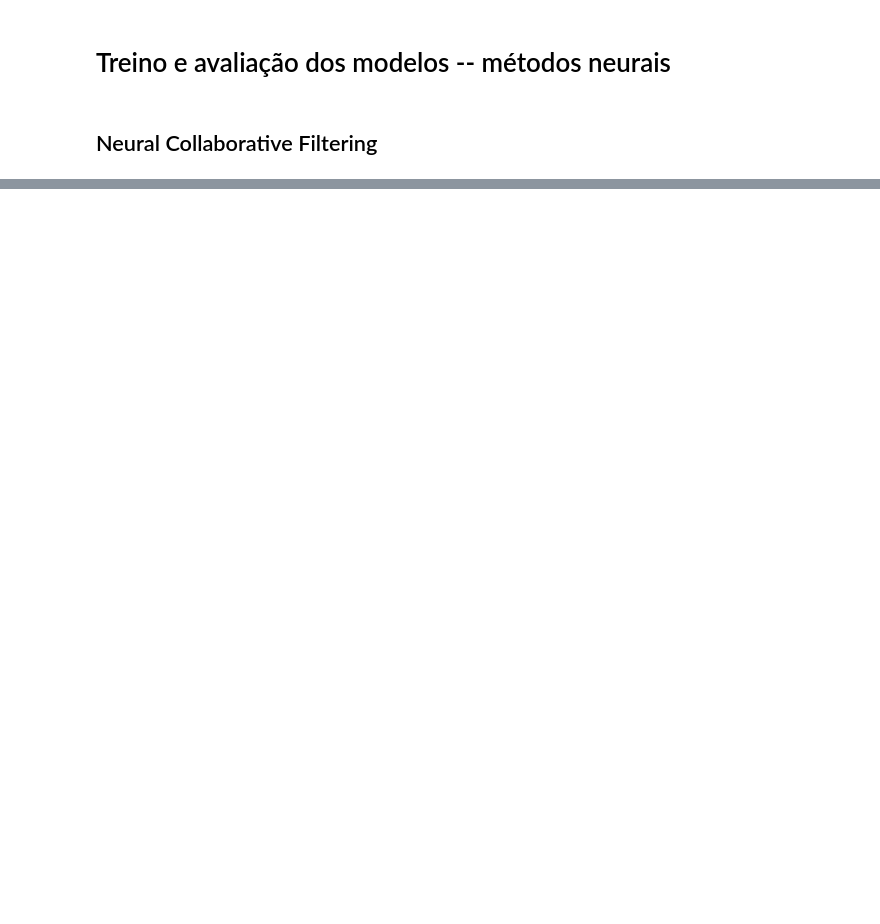
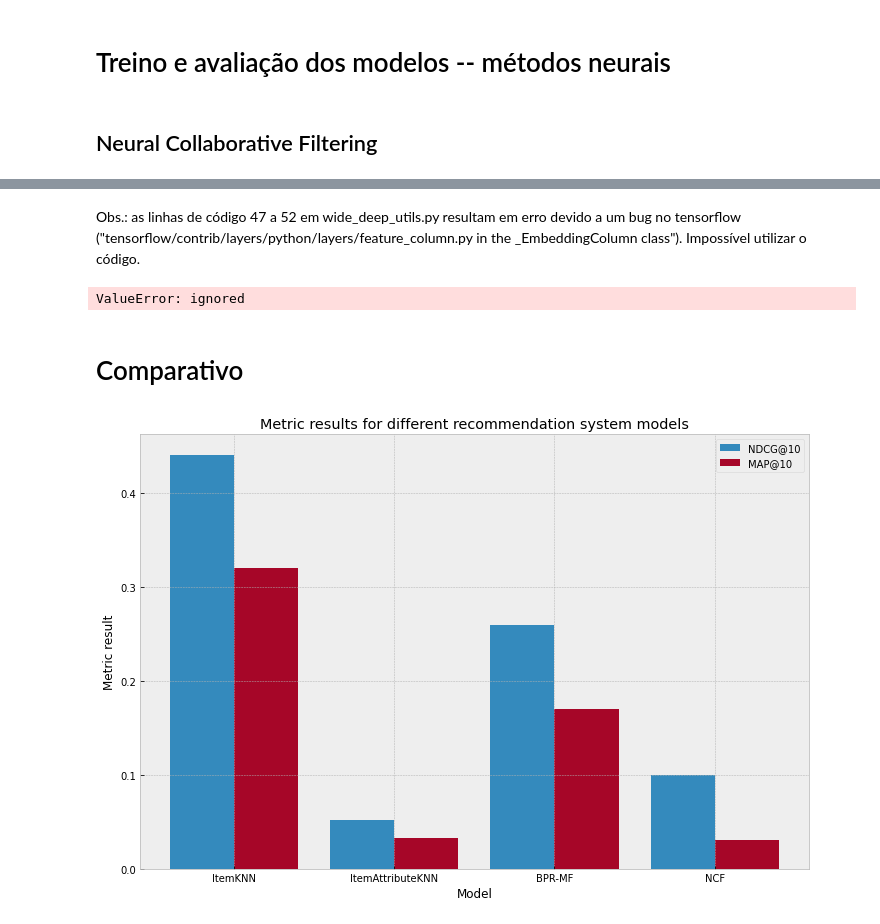
Before and after one commit to jlrconstantino/steam_recommenders_comparison, a Jupyter notebook: recommenders_comparison.ipynb, the cells around one changed output, grey strips where cells are left out. Saved outputs shown, nothing was run; the diff lists cells and outputs as text; code cells hidden in the pictures; blank space fills up the shorter version.

```diff
--- a/recommenders_comparison.ipynb
+++ b/recommenders_comparison.ipynb
@@ -369,0 +527,28 @@ print("MAP:\t%f" % eval_map, "NDCG:\t%f" % eval_ndcg)
+# %% [markdown]
+Obs.: as linhas de código 47 a 52 em wide_deep_utils.py resultam em erro devido a um bug no tensorflow ("tensorflow/contrib/layers/python/layers/feature_column.py in the _EmbeddingColumn class"). Impossível utilizar o código.
+# %%
+# Create model checkpoint every n steps. We store the model 5 times.
+save_checkpoints_steps = max(1, STEPS // 5)
+
+# Define wide (linear) and deep (dnn) features
+wide_columns, deep_columns = wide_deep.build_feature_columns(
+    users=users,
+    items=items,
+    user_col=USER_COL,
+    item_col=ITEM_COL,
+    item_feat_col=ITEM_FEAT_COL,
+    crossed_feat_dim=1000,
+    user_dim=DNN_USER_DIM,
+    item_dim=DNN_ITEM_DIM,
+    item_feat_shape=item_feat_shape,
+    model_type=MODEL_TYPE,
+)
+
+print("Wide feature specs:")
+for c in wide_columns:
+    print("\t", str(c)[:100], "...")
+print("Deep feature specs:")
+for c in deep_columns:
+    print("\t", str(c)[:100], "...")
+# %% [output]
+ValueError: ignored
@@ -369,0 +663,24 @@ print("MAP:\t%f" % eval_map, "NDCG:\t%f" % eval_ndcg)
+# %% [markdown]
+# Comparativo
+# %%
+# Dados dos algoritmos
+labels = ["ItemKNN", "ItemAttributeKNN", "BPR-MF", "NCF"]
+ndcg_10 = [0.44, 0.052, 0.26, 0.1]
+map_10 = [0.32, 0.033, 0.17, 0.031]
+x_range = np.arange(len(labels))
+
+# Estilização
+plt.style.use("bmh")
+
+# Plot
+plt.figure(figsize=(12,8))
+plt.bar(x_range-0.2, ndcg_10, 0.4, label="NDCG@10")
+plt.bar(x_range+0.2, map_10, 0.4, label="MAP@10")
+plt.xticks(x_range, labels)
+plt.xlabel("Model")
+plt.ylabel("Metric result")
+plt.title("Metric results for different recommendation system models")
+plt.legend()
+plt.show()
+# %% [output]
+[figure, added]
```
Also changed, not shown: parts of 29 cells of this notebook, 1 other file.
